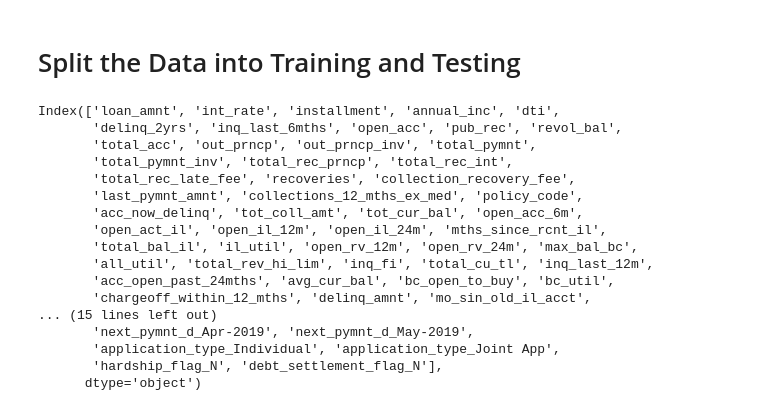
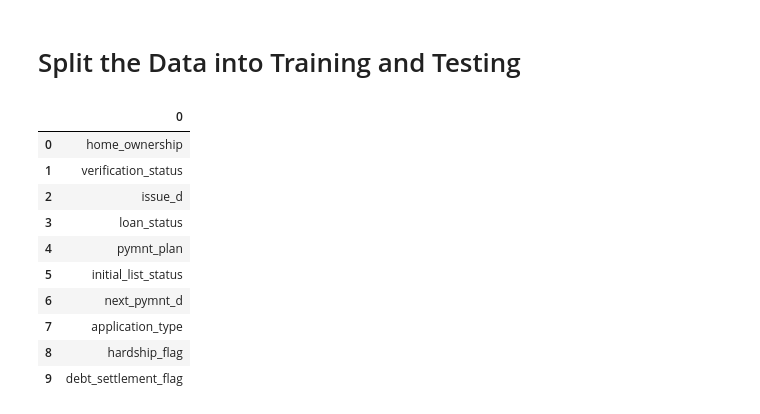
Before and after one commit to crkaide/Credit_Risk_Analysis, a Jupyter notebook: credit_risk_resampling_defunct.ipynb, the cells around one changed output. Cells and saved outputs as stored; diff of their text form; code cells hidden in the pictures.

```diff
--- a/credit_risk_resampling_defunct.ipynb
+++ b/credit_risk_resampling_defunct.ipynb
@@ -82,41 +78,24 @@ df.head()
 5 rows × 86 columns
 # %% [markdown]
 # Split the Data into Training and Testing
-# %%
-# Preprocessing
-
-# Create the training variables by converting the string values
-# into numerical ones using the get_dummies() method.
-
-# Retrieve columns with string values
-df.dtypes
-df_columns_to_convert = df.copy()
-df_columns_to_convert = df_columns_to_convert.dtypes
-df_columns_to_convert = pd.DataFrame(df_columns_to_convert)
-df_columns_to_convert = df_columns_to_convert.rename(columns={0: "data_type"})
-df_columns_to_convert = df_columns_to_convert[df_columns_to_convert["data_type"] == "object"]
-df_columns_to_convert = df_columns_to_convert.drop(columns=["data_type"])
-df_columns_to_convert = df_columns_to_convert.index
-df_columns_to_convert
-
-# Convert using get_dummies
-df_no_strings = pd.get_dummies(df,columns=df_columns_to_convert)
-df_no_strings.columns
-# %% [output]
-Index(['loan_amnt', 'int_rate', 'installment', 'annual_inc', 'dti',
-       'delinq_2yrs', 'inq_last_6mths', 'open_acc', 'pub_rec', 'revol_bal',
-       'total_acc', 'out_prncp', 'out_prncp_inv', 'total_pymnt',
-       'total_pymnt_inv', 'total_rec_prncp', 'total_rec_int',
-       'total_rec_late_fee', 'recoveries', 'collection_recovery_fee',
-       'last_pymnt_amnt', 'collections_12_mths_ex_med', 'policy_code',
-       'acc_now_delinq', 'tot_coll_amt', 'tot_cur_bal', 'open_acc_6m',
-       'open_act_il', 'open_il_12m', 'open_il_24m', 'mths_since_rcnt_il',
-       'total_bal_il', 'il_util', 'open_rv_12m', 'open_rv_24m', 'max_bal_bc',
-       'all_util', 'total_rev_hi_lim', 'inq_fi', 'total_cu_tl', 'inq_last_12m',
-       'acc_open_past_24mths', 'avg_cur_bal', 'bc_open_to_buy', 'bc_util',
-       'chargeoff_within_12_mths', 'delinq_amnt', 'mo_sin_old_il_acct',
-... (15 lines left out)
-       'next_pymnt_d_Apr-2019', 'next_pymnt_d_May-2019',
-       'application_type_Individual', 'application_type_Joint App',
-       'hardship_flag_N', 'debt_settlement_flag_N'],
-      dtype='object')
+# %%
+# Preprocess data
+
+# Create the training variables by converting the string values into numerical ones using the get_dummies() method.
+
+# Identify object columns
+object_columns = df.select_dtypes('object').columns
+object_columns = pd.DataFrame(object_columns)
+object_columns
+# %% [output]
+|  | 0 |
+| 0 | home_ownership |
+| 1 | verification_status |
+| 2 | issue_d |
+| 3 | loan_status |
+| 4 | pymnt_plan |
+| 5 | initial_list_status |
+| 6 | next_pymnt_d |
+| 7 | application_type |
+| 8 | hardship_flag |
+| 9 | debt_settlement_flag |
```
Also changed, not shown: parts of 29 cells of this notebook.
